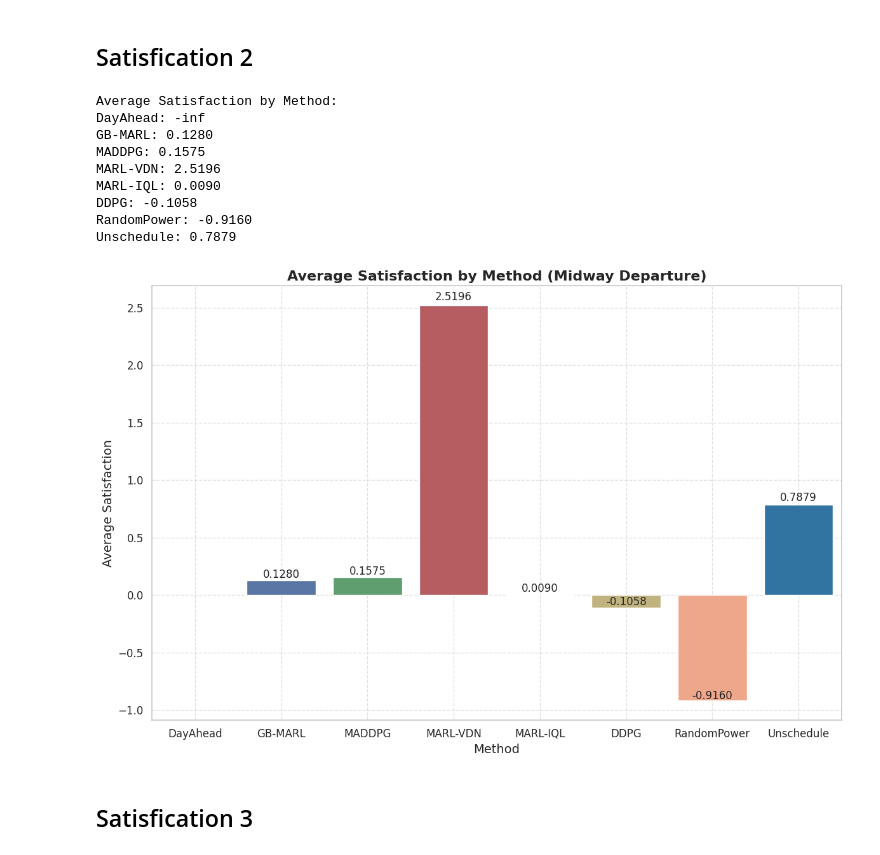
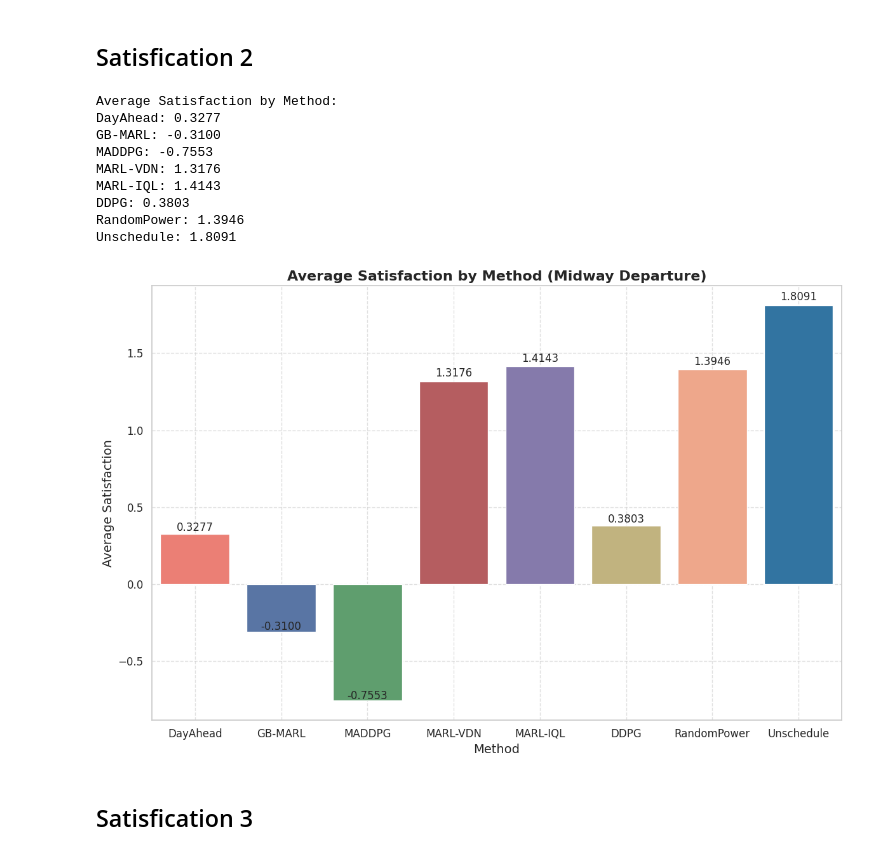
Before and after one commit to carlwang49/MY_WORK, a Jupyter notebook: Evaluation.ipynb, the cells around one changed output. Cells and saved outputs as stored; diff of their text form; code cells hidden in the pictures.

Commit message:
fix/satisfaction score 2,3

```diff
--- a/Evaluation.ipynb
+++ b/Evaluation.ipynb
@@ -196,14 +196,14 @@ soc_file = '/soc_history.csv'
 charging_file = '/charging_records.csv'
 
 
-DayAhead_dir = './Result/DayAhead_09-01_09-30_num20_sim_v1/3'
+DayAhead_dir = './Result/DayAhead_09-01_09-30_num20_sim_v0/1'
 GB_MARL_dir = './Result/GB-MARL-v2.1_alpha0.5_beta0.1_num10_s1/1'
 MADDPG_dir = './Results/MADDPG_07-01_09-01_10_sim_v1/7'
-VDN_dir = './Result/VDN-MARL_alpha0.5_beta0.1_num20_sim_v1/1'
-IQL_dir = './Result/IQL-MARL_07-01_09-01_20_sim_v1/1'
+VDN_dir = './Result/VDN-MARL_alpha0.5_beta0.1_num20_sim_v0/1'
+IQL_dir = './Result/IQL-MARL_07-01_09-01_20_sim_v0/1'
 DDPG_dir = './Result/DDPG_alpha0.5_beta0.1_10_sim_v1/1'
-Random_dir = './Result/RandomPower_09-01_09-30_20_sim_v1/1'
-Unschedule_dir = './Result/Unschedule_09-01_09-30_20_sim_v1/1'
+Random_dir = './Result/RandomPower_09-01_09-30_20_sim_v0/1'
+Unschedule_dir = './Result/Unschedule_09-01_09-30_20_sim_v0/1'
 
 DayAhead_building_file = DayAhead_dir + building_file
 GB_MARL_building_file = GB_MARL_dir + test_building_file
@@ -736,15 +730,29 @@ DDPG_soc_file_file = DDPG_dir + test_soc_file
 Random_soc_file_file = Random_dir + soc_file
 Unschedule_soc_file_file = Unschedule_dir + soc_file
 
+charging_records_file = '/charging_records.csv'
+DayAhead_charging_record_file = DayAhead_dir + charging_records_file
+GB_MARL_charging_record_file = GB_MARL_dir + test_charging_file
+MADDPG_charging_record_file = MADDPG_dir + test_charging_file
+VDN_charging_record_file = VDN_dir + test_charging_file
+IQL_charging_record_file = IQL_dir + test_charging_file
+DDPG_charging_record_file = DDPG_dir + test_charging_file
+Random_charging_record_file = Random_dir + charging_records_file
+Unschedule_charging_record_file = Unschedule_dir + charging_records_file
+
 methods = [DayAhead_soc_file_file, GB_MARL_soc_file_file, MADDPG_soc_file_file, VDN_soc_file_file,
            IQL_soc_file_file, DDPG_soc_file_file, Random_soc_file_file, Unschedule_soc_file_file]
+
+charging_records_methods = [DayAhead_charging_record_file, GB_MARL_charging_record_file, MADDPG_charging_record_file, VDN_charging_record_file,
+                            IQL_charging_record_file, DDPG_charging_record_file, Random_charging_record_file, Unschedule_charging_record_file]
+
 method_names = ['DayAhead', 'GB-MARL', 'MADDPG', 'MARL-VDN', 'MARL-IQL', 'DDPG', 'RandomPower', 'Unschedule']
 data_frames = []
 
-for method in methods:
+for idx, method in enumerate(methods):
     df = pd.read_csv(method)
-    # print(df)
-    satisfaction = calculate_midway_satisfaction_2(df, start_datetime, end_datetime)
+    charging_records_df = pd.read_csv(charging_records_methods[idx])
+    satisfaction = calculate_midway_satisfaction_2(df, start_datetime, end_datetime, charging_records_df)
     # print(satisfaction)
     # print('-' * 50)
     data_frames.append(satisfaction)
@@ -754,42 +762,42 @@ avg_satisfaction = [s.mean() for s in data_frames]
 
 # print the average satisfaction for each method
 print("Average Satisfaction by Method:")
 for method_name, satisfaction in zip(method_names, avg_satisfaction):
     print(f'{method_name}: {satisfaction:.4f}')
 
 sns.set(style="whitegrid")
 # plot average satisfaction bar chart
 plt.figure(figsize=(12, 8))
 bars = sns.barplot(x=method_names, y=avg_satisfaction, palette=['#FF6F61', '#4C72B0', '#55A868', '#C44E52', '#8172B3', '#CCB974', '#FFA07A', '#1F77B4'])
 
 # add labels and title
 plt.xlabel('Method', fontsize=14)
 plt.ylabel('Average Satisfaction', fontsize=14)
 plt.title(f'Average Satisfaction by Method (Midway Departure)', fontsize=16, fontweight='bold')
 plt.grid(True, linestyle='--', alpha=0.6)
 
 # display average satisfaction on top of each bar
 for bar, yval in zip(bars.patches, avg_satisfaction):
     height = bar.get_height()
     plt.text(bar.get_x() + bar.get_width()/2, height + 0.01 * height, f'{height:.4f}', ha='center', va='bottom', fontsize=12)
 
 plt.xticks(fontsize=12)
 plt.yticks(fontsize=12)
 plt.tight_layout()
 
 plt.show()
 plt.show()
 # %% [output]
 Average Satisfaction by Method:
-DayAhead: -inf
-GB-MARL: 0.1280
-MADDPG: 0.1575
-MARL-VDN: 2.5196
-MARL-IQL: 0.0090
-DDPG: -0.1058
-RandomPower: -0.9160
-Unschedule: 0.7879
+DayAhead: 0.3277
+GB-MARL: -0.3100
+MADDPG: -0.7553
+MARL-VDN: 1.3176
+MARL-IQL: 1.4143
+DDPG: 0.3803
+RandomPower: 1.3946
+Unschedule: 1.8091
-[figure, old version]
+[figure, new version]
 # %% [markdown]
 ## Satisfication 3
 # %%
```
Also changed, not shown: parts of 10 cells of this notebook.
